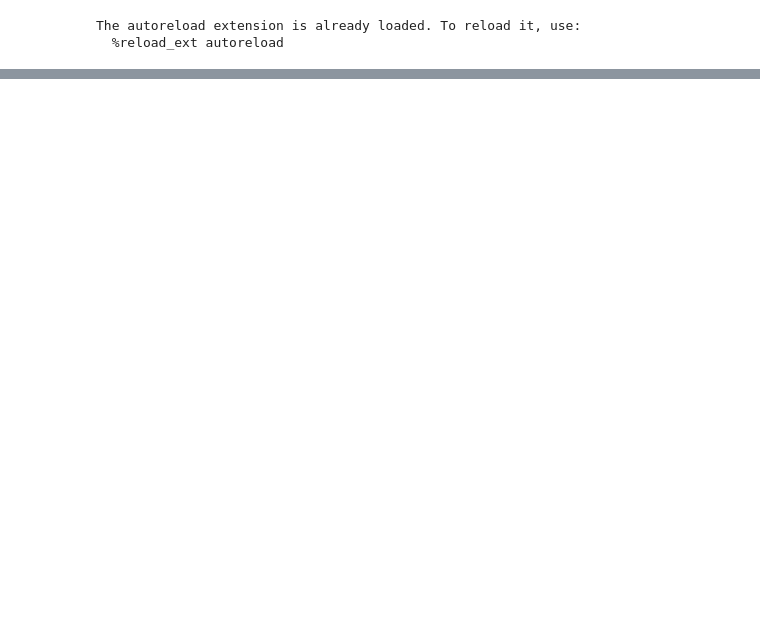
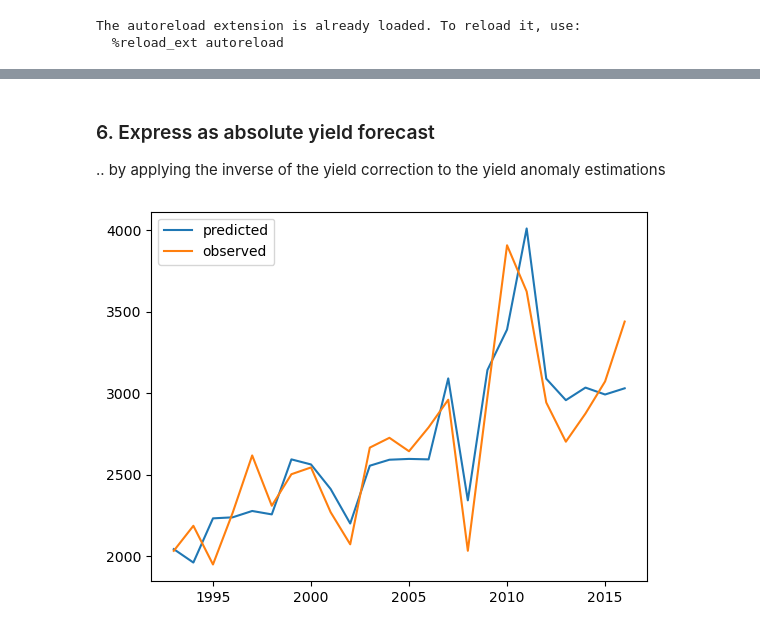
Before and after one commit to mzachow/wheat-yield-forecast-argentina, a Jupyter notebook: train_model.ipynb, the cells around one changed output, grey strips where cells are left out. Cells and saved outputs as stored; diff of their text form; code cells hidden in the pictures; blank space fills up the shorter version.

```diff
--- a/train_model.ipynb
+++ b/train_model.ipynb
@@ -238,2 +88,0 @@ np.round(100 * rmse/(y.max()-y.min()), 2)
-# %%
-x_y_cv["absolute yield prediction"] = x_y_cv[["year", "var_predicted"]].apply(lambda x: x[0] * years_to_params[x[0]]["slope"] + years_to_params[x[0]]["bias"] + x[1], axis=1)
@@ -250,0 +167,7 @@ rmse is 369.83
+# %%
+selected_areas = ["buenos aires coronel dorrego", "buenos aires hipolito yrigoyen"]
+x_y_cv_filtered = (x_y_cv
+                   .loc[:,
+                        [c for c in [l for l in x_y_cv.columns if ("rain" in l) or ("tmean" in l)] if c.split("_")[2] in selected_areas] + ["yield anomaly [%]", "yield [kg/ha]", "year"]])
+
+x_y_cv_filtered.head()
@@ -250,0 +236,12 @@ rmse is 369.83
+# %% [markdown]
+### 6. Express as absolute yield forecast
+
+.. by applying the inverse of the yield correction to the yield anomaly estimations
+# %%
+z = x_y_cv_filtered["year"].apply(lambda x: years_to_params[x]["slope"] * x + years_to_params[x]["bias"])
+
+plt.plot(x_y_cv_filtered["year"], y_pred * z + z, label="predicted");
+plt.plot(x_y_cv_filtered["year"], x_y_cv_filtered["yield [kg/ha]"], label="observed");
+plt.legend();
+# %% [output]
+[figure, added]
```
Also changed, not shown: parts of 25 cells of this notebook, 2 other files.
